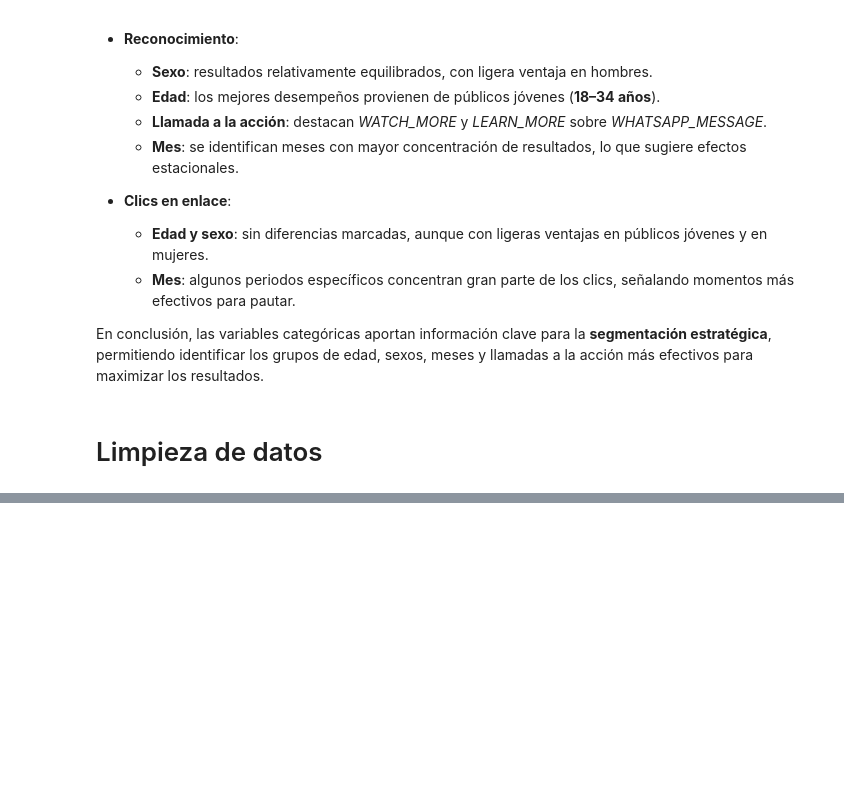
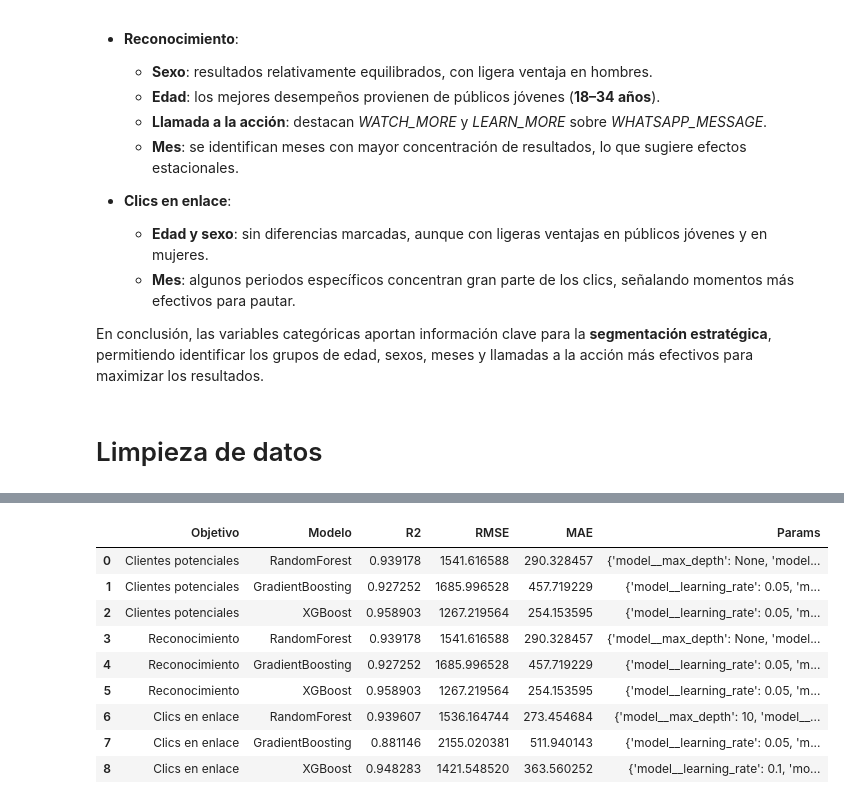
Before and after one commit to andresmaufer03/Proyecto-EDA, a Jupyter notebook: Meta Análisis/EDAMeta.ipynb, the cells around one changed output, grey strips where cells are left out. Drawn from its saved outputs; the diff is of its cells as text; code cells hidden in the pictures; blank space fills up the shorter version.

```diff
--- a/Meta Análisis/EDAMeta.ipynb
+++ b/Meta Análisis/EDAMeta.ipynb
@@ -703,0 +673,5 @@ Name: Resultados, dtype: int64
+# %%
+df_meta['Mes_inicio'] = df_meta['Mes'].str.split(' - ').str[0]
+df_meta['Mes_inicio'] = pd.to_datetime(df_meta['Mes_inicio'], errors = 'coerce')
+df_meta['Mes1'] = df_meta['Mes_inicio'].dt.month
+df_meta['Año'] = df_meta['Mes_inicio'].dt.year
@@ -703,0 +783,7 @@ Name: Resultados, dtype: int64
+# %%
+for obj in vars_por_objetivo1.keys():
+    print(f"\n===== {obj} =====")
+    resultados = evaluar_objetivo(obj, df_meta)
+    for modelo, metricas in resultados.items():
+        print(f"{modelo}: R²={metricas['R2']:.3f}, RMSE={metricas['RMSE']:.3f}, "
+              f"MAE={metricas['MAE']:.3f}, Alpha={metricas['Alpha']}")
@@ -703,0 +864,7 @@ Name: Resultados, dtype: int64
+# %%
+for obj in vars_por_objetivo1.keys():
+    print(f"\n===== {obj} =====")
+    resultados = evaluar_objetivo_avanzado(obj, df_meta)
+    for modelo, metricas in resultados.items():
+        print(f"{modelo}: R²={metricas['R2']:.3f}, RMSE={metricas['RMSE']:.3f}, "
+              f"MAE={metricas['MAE']:.3f}, Params={metricas['Mejores params']}")
@@ -703,0 +886,36 @@ Name: Resultados, dtype: int64
+# %%
+# =====================================
+# 1. Tabla comparativa de métricas
+# =====================================
+def mostrar_tabla_comparativa(resultados_globales):
+    filas = []
+    for objetivo, modelos in resultados_globales.items():
+        for modelo, metricas in modelos.items():
+            filas.append({
+                "Objetivo": objetivo,
+                "Modelo": modelo,
+                "R2": metricas["R2"],
+                "RMSE": metricas["RMSE"],
+                "MAE": metricas["MAE"],
+                "Params": metricas["Mejores params"]
+            })
+    return pd.DataFrame(filas)
+
+df_comparativa = mostrar_tabla_comparativa({
+    "Clientes potenciales": evaluar_objetivo_avanzado("Clientes potenciales", df_meta),
+    "Reconocimiento": evaluar_objetivo_avanzado("Reconocimiento", df_meta),
+    "Clics en enlace": evaluar_objetivo_avanzado("Clics en enlace", df_meta)
+})
+
+display(df_comparativa)
+# %% [output]
+|  | Objetivo | Modelo | R2 | RMSE | MAE | Params |
+| 0 | Clientes potenciales | RandomForest | 0.939178 | 1541.616588 | 290.328457 | {'model__max_depth': None, 'model... |
+| 1 | Clientes potenciales | GradientBoosting | 0.927252 | 1685.996528 | 457.719229 | {'model__learning_rate': 0.05, 'm... |
+| 2 | Clientes potenciales | XGBoost | 0.958903 | 1267.219564 | 254.153595 | {'model__learning_rate': 0.05, 'm... |
+| 3 | Reconocimiento | RandomForest | 0.939178 | 1541.616588 | 290.328457 | {'model__max_depth': None, 'model... |
+| 4 | Reconocimiento | GradientBoosting | 0.927252 | 1685.996528 | 457.719229 | {'model__learning_rate': 0.05, 'm... |
+| 5 | Reconocimiento | XGBoost | 0.958903 | 1267.219564 | 254.153595 | {'model__learning_rate': 0.05, 'm... |
+| 6 | Clics en enlace | RandomForest | 0.939607 | 1536.164744 | 273.454684 | {'model__max_depth': 10, 'model__... |
+| 7 | Clics en enlace | GradientBoosting | 0.881146 | 2155.020381 | 511.940143 | {'model__learning_rate': 0.05, 'm... |
+| 8 | Clics en enlace | XGBoost | 0.948283 | 1421.548520 | 363.560252 | {'model__learning_rate': 0.1, 'mo... |
```
Also changed, not shown: parts of 23 cells of this notebook.
